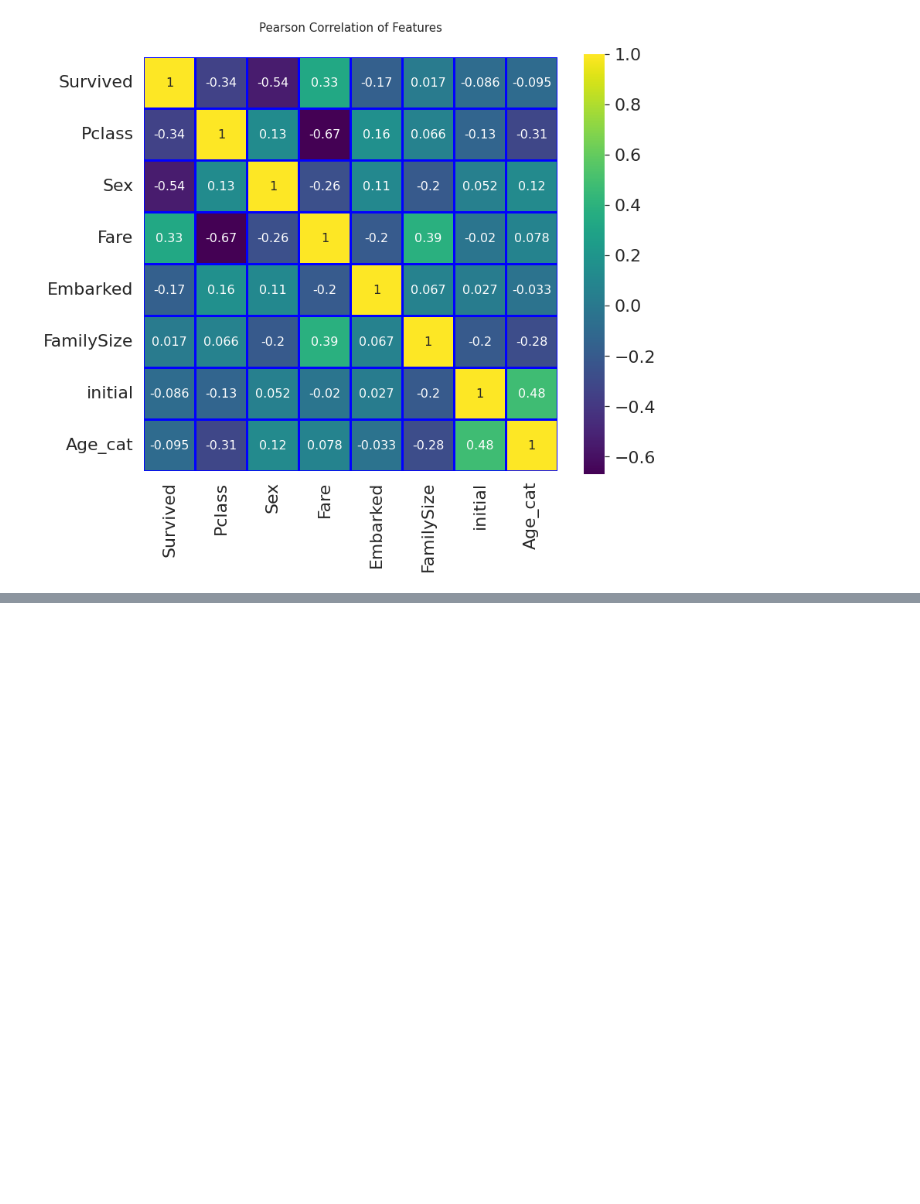
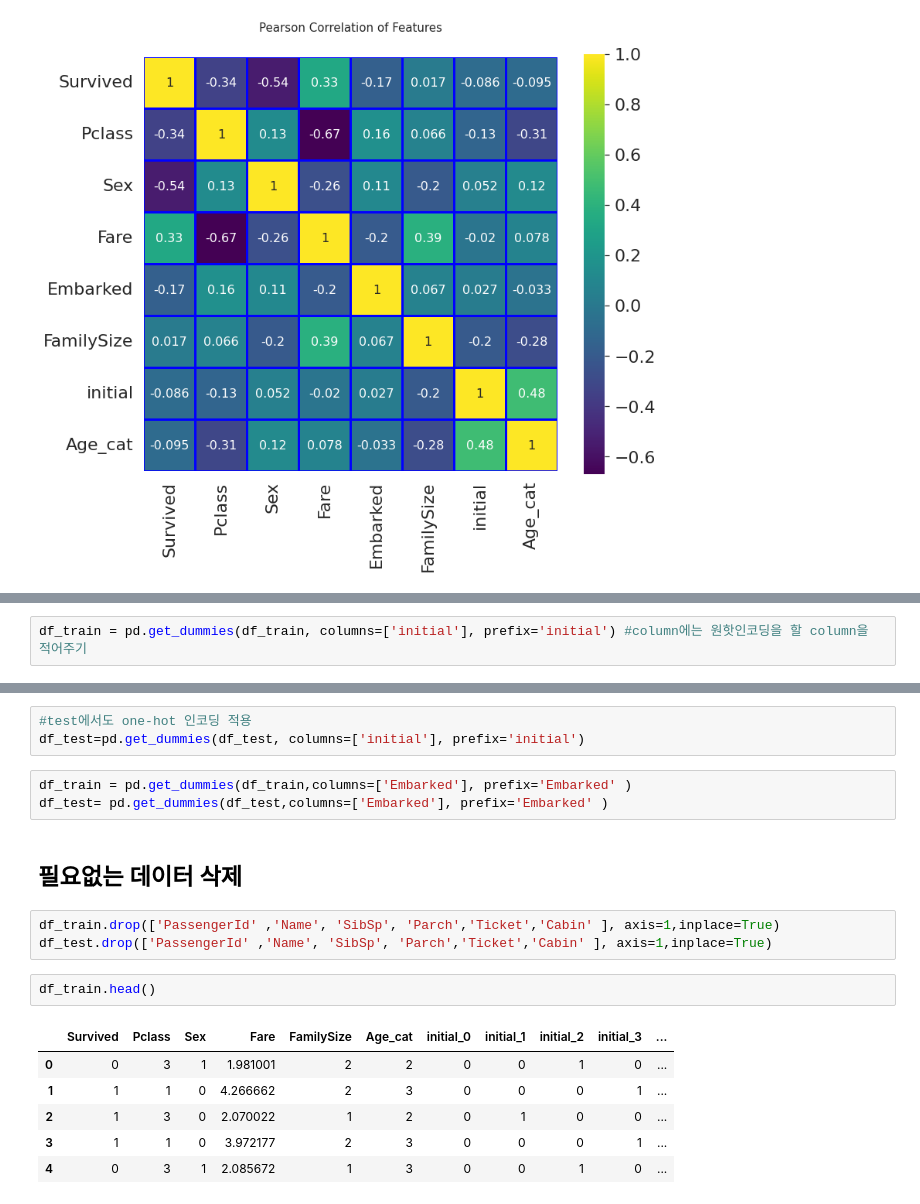
Before and after one commit to kimtomato/Kaggle_Project, a Jupyter notebook: titanic_feature_engineering.ipynb, the cells around one changed output, grey strips where cells are left out. Drawn from its saved outputs; the diff is of its cells as text; blank space fills up the shorter version.

```diff
--- a/titanic_feature_engineering.ipynb
+++ b/titanic_feature_engineering.ipynb
@@ -446,0 +453,2 @@ sns.heatmap(heatmap_data.astype(float).corr(),linewidths=2.0, vmax=1.0,
+# %%
+df_train = pd.get_dummies(df_train, columns=['initial'], prefix='initial') #column에는 원핫인코딩을 할 column을 적어주기
@@ -446,0 +464,20 @@ sns.heatmap(heatmap_data.astype(float).corr(),linewidths=2.0, vmax=1.0,
+# %%
+#test에서도 one-hot 인코딩 적용
+df_test=pd.get_dummies(df_test, columns=['initial'], prefix='initial')
+# %%
+df_train = pd.get_dummies(df_train,columns=['Embarked'], prefix='Embarked' )
+df_test= pd.get_dummies(df_test,columns=['Embarked'], prefix='Embarked' )
+# %% [markdown]
+## 필요없는 데이터 삭제
+# %%
+df_train.drop(['PassengerId' ,'Name', 'SibSp', 'Parch','Ticket','Cabin' ], axis=1,inplace=True)
+df_test.drop(['PassengerId' ,'Name', 'SibSp', 'Parch','Ticket','Cabin' ], axis=1,inplace=True)
+# %%
+df_train.head()
+# %% [output]
+|  | Survived | Pclass | Sex | Fare | FamilySize | Age_cat | initial_0 | initial_1 | initial_2 | initial_3 | ... |
+| 0 | 0 | 3 | 1 | 1.981001 | 2 | 2 | 0 | 0 | 1 | 0 | ... |
+| 1 | 1 | 1 | 0 | 4.266662 | 2 | 3 | 0 | 0 | 0 | 1 | ... |
+| 2 | 1 | 3 | 0 | 2.070022 | 1 | 2 | 0 | 1 | 0 | 0 | ... |
+| 3 | 1 | 1 | 0 | 3.972177 | 2 | 3 | 0 | 0 | 0 | 1 | ... |
+| 4 | 0 | 3 | 1 | 2.085672 | 1 | 3 | 0 | 0 | 1 | 0 | ... |
```
Also changed, not shown: parts of 3 cells of this notebook.
